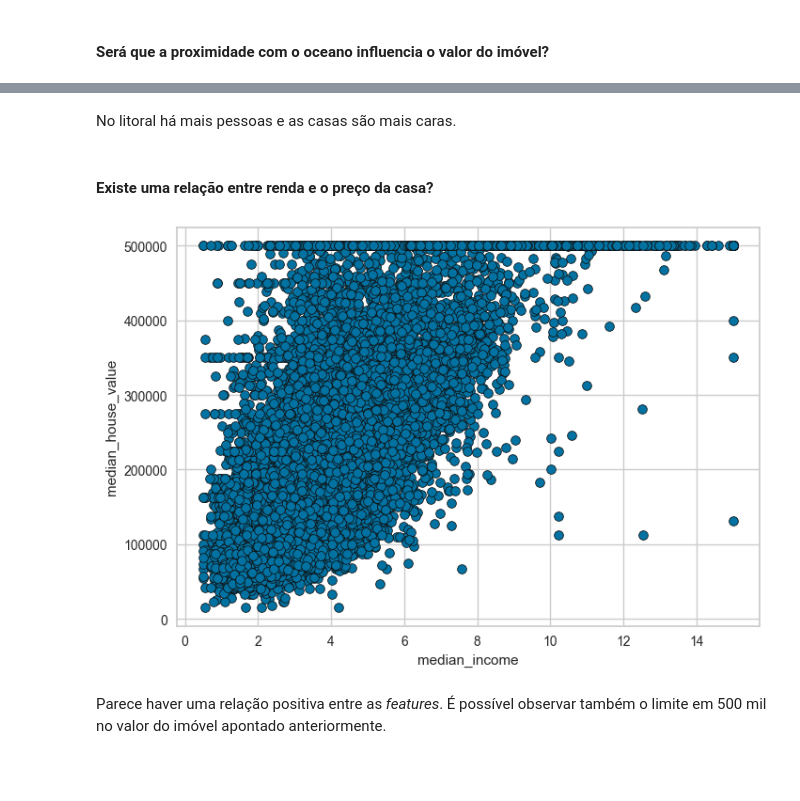
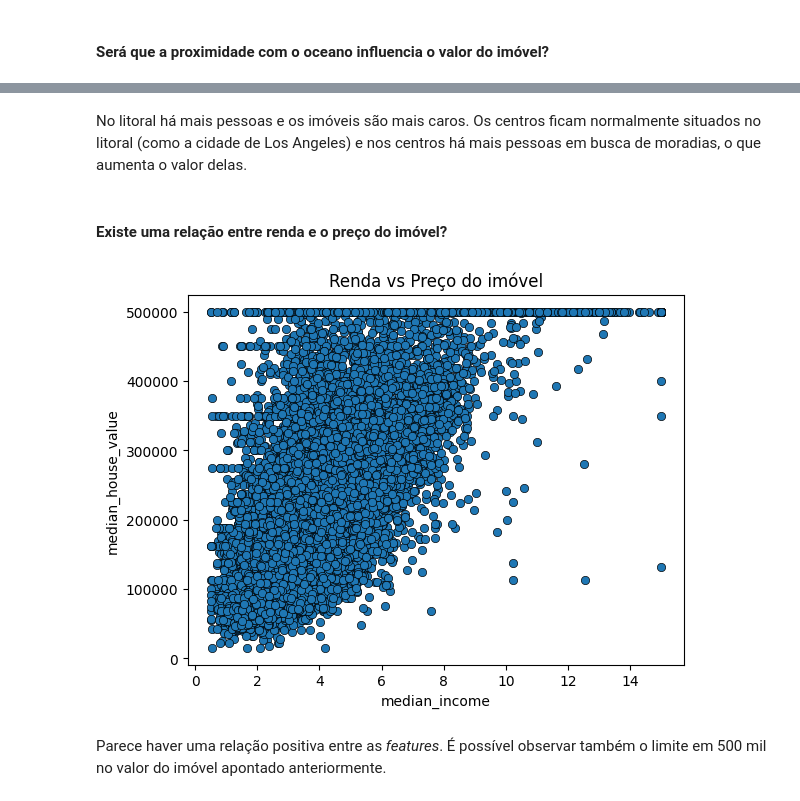
Before and after one commit to thepersonilike13/housing_prices_app, a Jupyter notebook: jupyter_notebooks/housing_prices_california.ipynb, the cells around one changed output, grey strips where cells are left out. Drawn from its saved outputs; the diff is of its cells as text; code cells hidden in the pictures; blank space fills up the shorter version.

```diff
--- a/jupyter_notebooks/housing_prices_california.ipynb
+++ b/jupyter_notebooks/housing_prices_california.ipynb
@@ -390,11 +399,12 @@ _ = plt.legend()
-# %% [markdown]
-No litoral há mais pessoas e as casas são mais caras.
+# %% [markdown]
+No litoral há mais pessoas e os imóveis são mais caros. Os centros ficam normalmente situados no litoral (como a cidade de Los Angeles) e nos centros há mais pessoas em busca de moradias, o que aumenta o valor delas.
 # %% [markdown]
-#### Existe uma relação entre renda e o preço da casa?
+#### Existe uma relação entre renda e o preço do imóvel?
 # %%
 _ = sns.scatterplot(data=housing, x='median_income', y='median_house_value', edgecolor='k')
+_ = plt.title('Renda vs Preço do imóvel')
 # %% [output]
-[figure, old version]
+[figure, new version]
 # %% [markdown]
 Parece haver uma relação positiva entre as *features*. É possível observar também o limite em 500 mil no valor do imóvel apontado anteriormente.
 # %%
```
Also changed, not shown: parts of 60 cells of this notebook, 18 other files.
